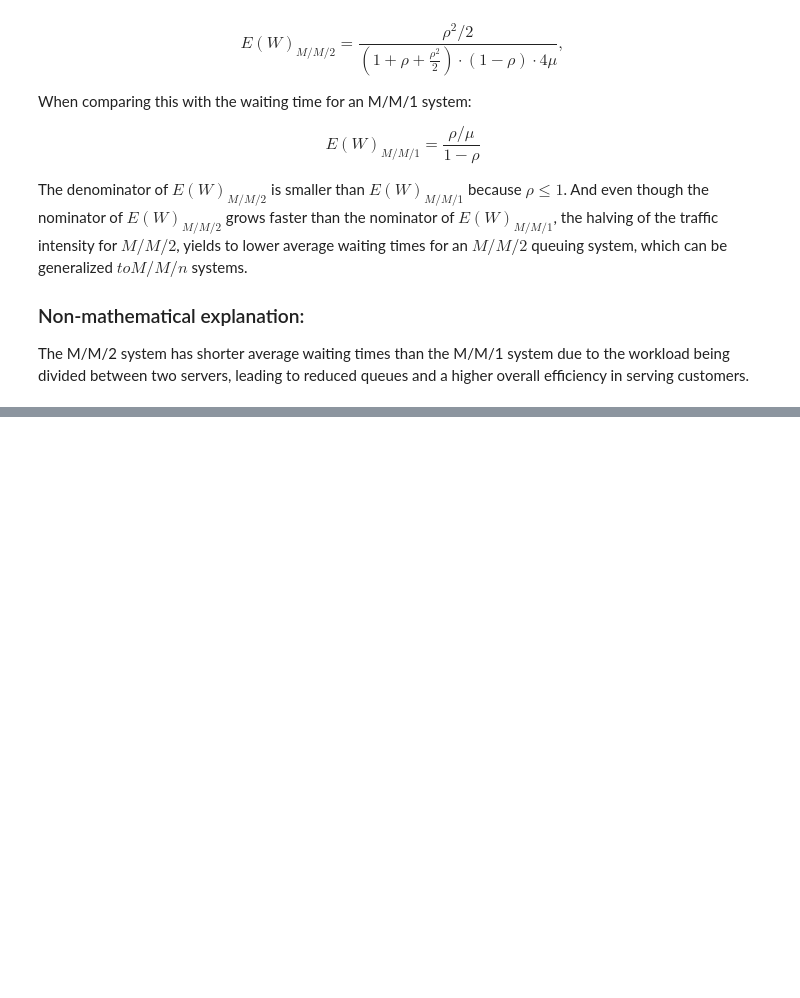
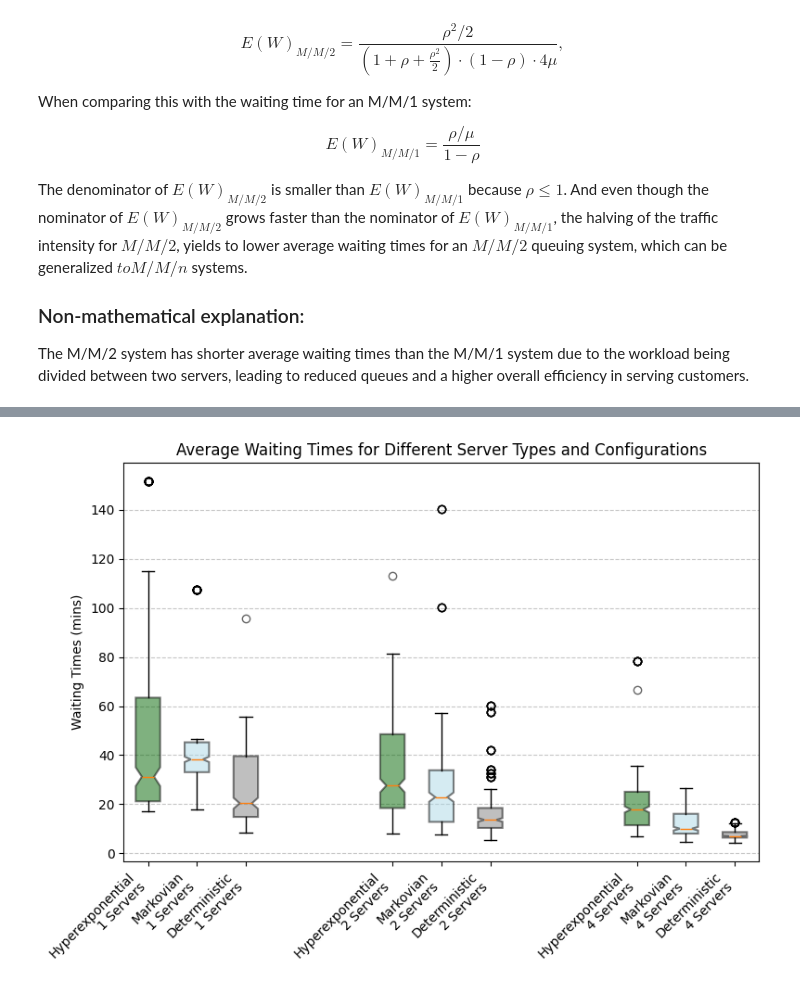
Before and after one commit to brkoedijk/Stoch_Sim_As2, a Jupyter notebook: assignment2.ipynb, the cells around one changed output, grey strips where cells are left out. Saved outputs shown, nothing was run; the diff lists cells and outputs as text; code cells hidden in the pictures; blank space fills up the shorter version.

```diff
--- a/assignment2.ipynb
+++ b/assignment2.ipynb
@@ -283,2 +463,44 @@ The result is statistically significant and the null hypotheses that the mean wa
+# %%
+colors = ['darkgreen', 'lightblue', 'gray']
+group_positions = [1, 2, 3]
+server_types = ["Hyperexponential", "Markovian", "Deterministic"]
+plt.figure(figsize=(8, 6))
+
+all_waiting_times = []
+
+spacing_between_groups = 5
+
+for n in [1, 2, 4]:
+    group_data = [results[servertype][n] for servertype in server_types]
+    all_waiting_times.extend(group_data)
+
+positions = []
+labels = []
+for i, n in enumerate([1, 2, 4]):
+    positions.extend([group + spacing_between_groups * i for group in group_positions])
+    labels.extend([f"{servertype}\n{n} Servers" for servertype in server_types])
+
+bp = plt.boxplot(
+    all_waiting_times,
+    positions=positions,
+    patch_artist=True,
+    notch=True,
+    boxprops=dict(linewidth=1.5),
+    flierprops=dict(marker='o', color='red', alpha=0.6, markersize=6)
+)
+
+for patch, color in zip(bp["boxes"], colors * len([1, 2, 4])):
+    patch.set_facecolor(color)
+    patch.set_alpha(0.5)
+
+plt.xticks(positions, labels, rotation=45, ha='right')
+plt.title("Average Waiting Times for Different Server Types and Configurations")
+plt.ylabel("Waiting Times (mins)")
+plt.grid(axis="y", linestyle="--", alpha=0.7)
+plt.tight_layout()
+plt.savefig("boxplot2_4")
+plt.show()
+# %% [output]
+[figure, added]
 # %%
 colors = ['darkgreen', 'lightblue', 'gray']  # Custom colors for each configuration
```
Also changed, not shown: parts of 17 cells of this notebook, 11 other files.
